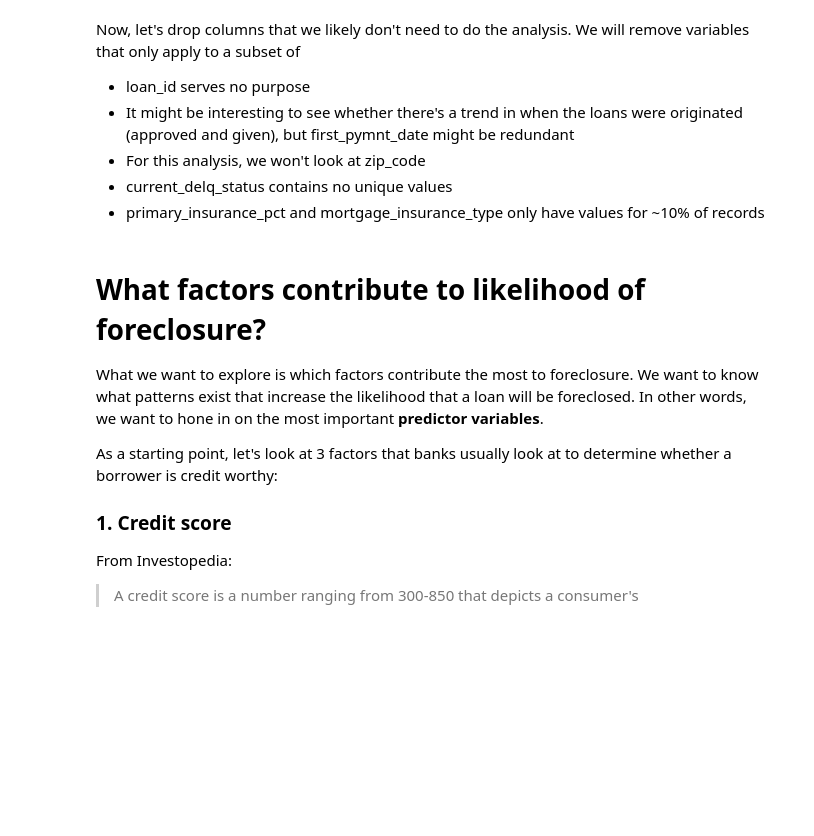
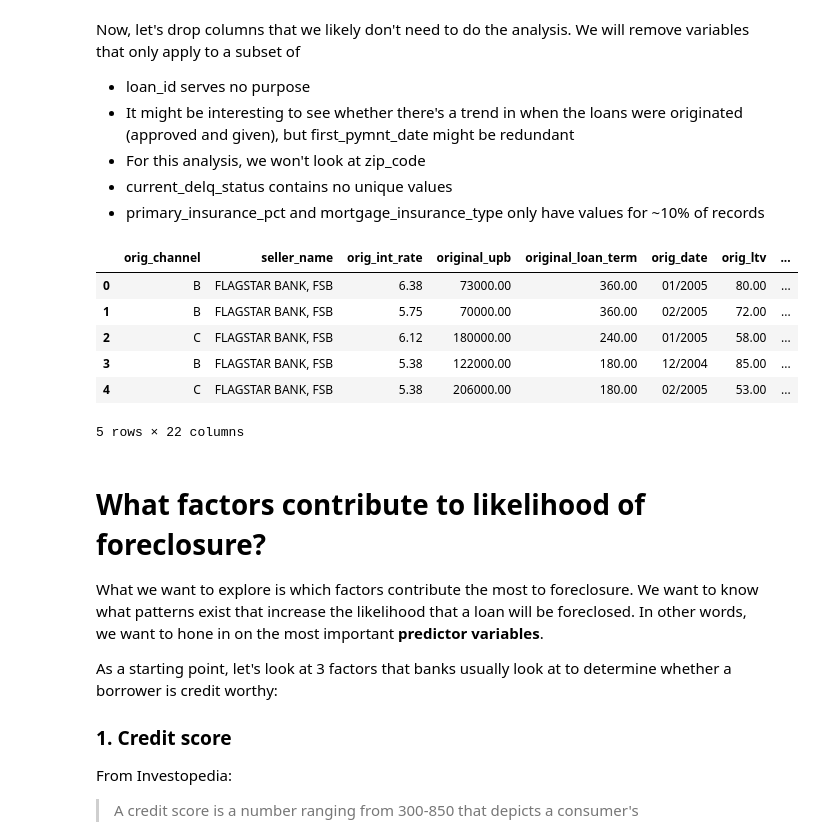
Before and after one commit to jcabiles/AnalysisPractice, a Jupyter notebook: foreclosed_loans_analysis/Analysis of Foreclosed Loans.ipynb, the cells around one changed output. Drawn from its saved outputs; the diff is of its cells as text; code cells hidden in the pictures; blank space fills up the shorter version.

```diff
--- a/foreclosed_loans_analysis/Analysis of Foreclosed Loans.ipynb
+++ b/foreclosed_loans_analysis/Analysis of Foreclosed Loans.ipynb
@@ -71,10 +71,19 @@ Now, let's drop columns that we likely don't need to do the analysis.  We will r
 # %%
 # drop unimportant variables
 drop_cols = ['loan_id', 'first_pymt_date', 'zip_code',
              'current_delq_status', 'primary_insurance_pct',
             'mortgage_insurance_type']
 
 all_loans = all_loans.drop(drop_cols, axis=1)
+all_loans.head()
+# %% [output]
+|  | orig_channel | seller_name | orig_int_rate | original_upb | original_loan_term | orig_date | orig_ltv | ... |
+| 0 | B | FLAGSTAR BANK, FSB | 6.38 | 73000.00 | 360.00 | 01/2005 | 80.00 | ... |
+| 1 | B | FLAGSTAR BANK, FSB | 5.75 | 70000.00 | 360.00 | 02/2005 | 72.00 | ... |
+| 2 | C | FLAGSTAR BANK, FSB | 6.12 | 180000.00 | 240.00 | 01/2005 | 58.00 | ... |
+| 3 | B | FLAGSTAR BANK, FSB | 5.38 | 122000.00 | 180.00 | 12/2004 | 85.00 | ... |
+| 4 | C | FLAGSTAR BANK, FSB | 5.38 | 206000.00 | 180.00 | 02/2005 | 53.00 | ... |
+5 rows × 22 columns
 # %% [markdown]
 # What factors contribute to likelihood of foreclosure?
 
```
Also changed, not shown: parts of 13 cells of this notebook.
